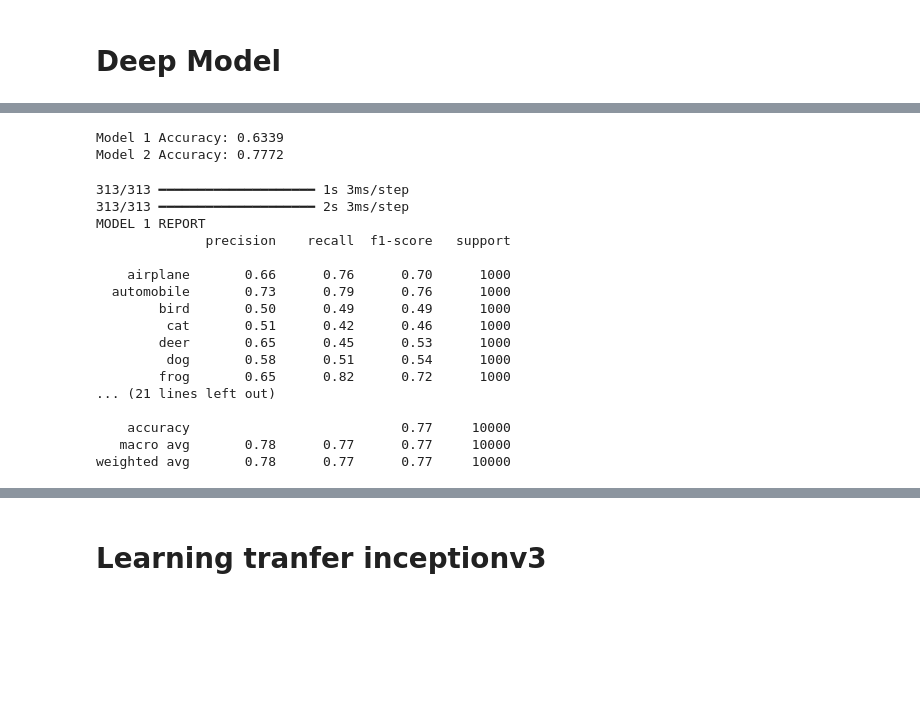
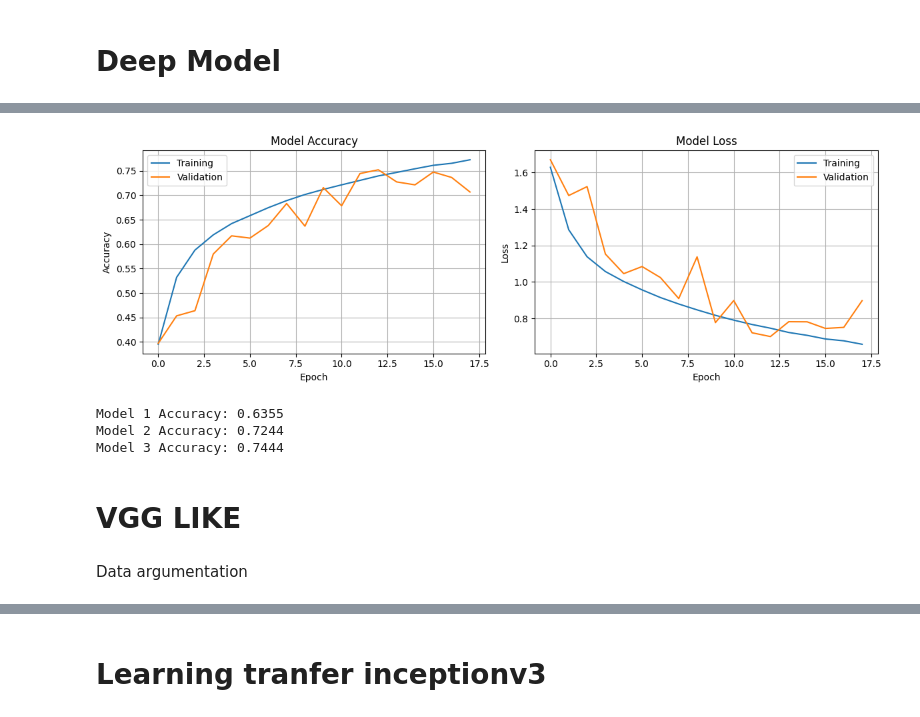
Before and after one commit to HelenaGomezV/project-deep-learning-image-classification-with-cnn-and-transfer-learning, a Jupyter notebook: image_clasification_inception.ipynb, the cells around one changed output, grey strips where cells are left out. Cells and saved outputs as stored; diff of their text form; code cells hidden in the pictures; blank space fills up the shorter version.

```diff
--- a/image_clasification_inception.ipynb
+++ b/image_clasification_inception.ipynb
@@ -234,0 +310,9 @@ plt.show()
+# %%
+history_3 = model_3.fit(
+    X_train, y_train_cat,
+    epochs=50,
+    batch_size=64,
+    validation_split=0.2,
+    callbacks=[early_stop],
+    verbose=1
+)
@@ -235,36 +345,41 @@ plt.show()
+# %%
+plt.figure(figsize=(12, 4))
+
+plt.subplot(1, 2, 1)
+plt.plot(history_3.history['accuracy'], label='Training')
+plt.plot(history_3.history['val_accuracy'], label='Validation')
+plt.xlabel('Epoch')
+plt.ylabel('Accuracy')
+plt.title('Model Accuracy')
+plt.legend()
+plt.grid(True)
+
+plt.subplot(1, 2, 2)
+plt.plot(history_3.history['loss'], label='Training')
+plt.plot(history_3.history['val_loss'], label='Validation')
+plt.xlabel('Epoch')
+plt.ylabel('Loss')
+plt.title('Model Loss')
+plt.legend()
+plt.grid(True)
+
+plt.tight_layout()
+plt.show()
+# %% [output]
+[figure, added]
 # %%
 loss_1, acc_1 = model_1.evaluate(X_test, y_test_cat, verbose=0)
 loss_2, acc_2 = model_2.evaluate(X_test, y_test_cat, verbose=0)
+loss_3, acc_3 = model_3.evaluate(X_test, y_test_cat, verbose=0)
 
 print(f"Model 1 Accuracy: {acc_1:.4f}")
 print(f"Model 2 Accuracy: {acc_2:.4f}")
+print(f"Model 3 Accuracy: {acc_3:.4f}")
 # %% [output]
-Model 1 Accuracy: 0.6339
-Model 2 Accuracy: 0.7772
+Model 1 Accuracy: 0.6355
+Model 2 Accuracy: 0.7244
+Model 3 Accuracy: 0.7444
-# %%
-y_pred_1 = np.argmax(model_1.predict(X_test), axis=1)
-y_pred_2 = np.argmax(model_2.predict(X_test), axis=1)
-
-print("MODEL 1 REPORT")
-print(classification_report(y_test, y_pred_1, target_names=class_names))
-
-print("MODEL 2 REPORT")
-print(classification_report(y_test, y_pred_2, target_names=class_names))
-# %% [output]
-313/313 ━━━━━━━━━━━━━━━━━━━━ 1s 3ms/step
-313/313 ━━━━━━━━━━━━━━━━━━━━ 2s 3ms/step
-MODEL 1 REPORT
-              precision    recall  f1-score   support
-
-    airplane       0.66      0.76      0.70      1000
-  automobile       0.73      0.79      0.76      1000
-        bird       0.50      0.49      0.49      1000
-         cat       0.51      0.42      0.46      1000
-        deer       0.65      0.45      0.53      1000
-         dog       0.58      0.51      0.54      1000
-        frog       0.65      0.82      0.72      1000
-... (21 lines left out)
-
-    accuracy                           0.77     10000
-   macro avg       0.78      0.77      0.77     10000
-weighted avg       0.78      0.77      0.77     10000
+# %% [markdown]
+# VGG LIKE
+# %% [markdown]
+Data argumentation
```
Also changed, not shown: parts of 22 cells of this notebook.
